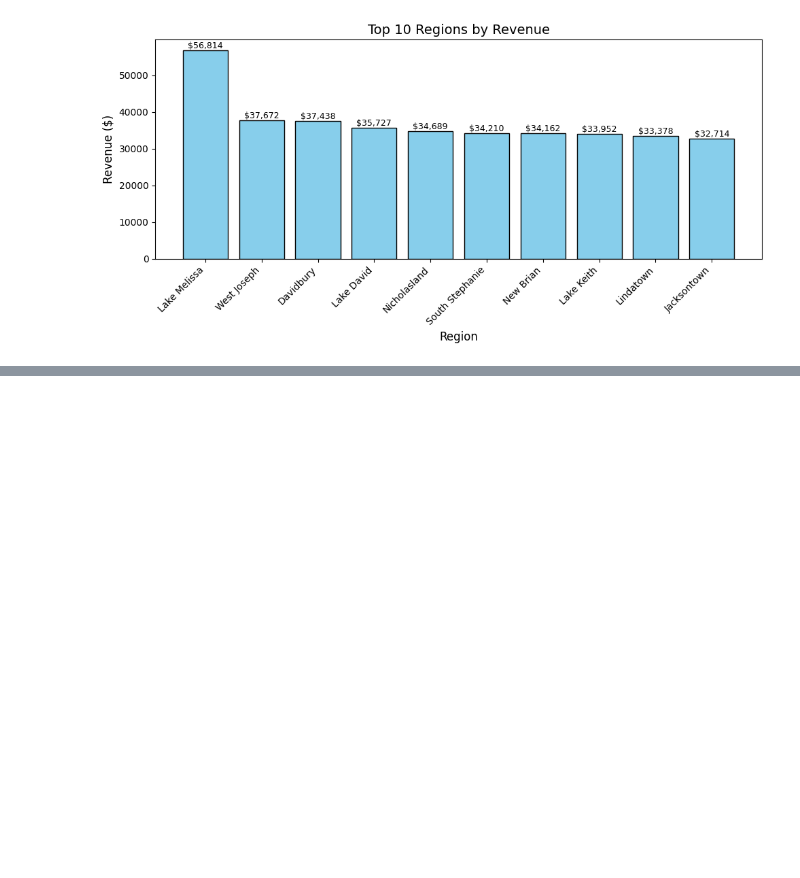
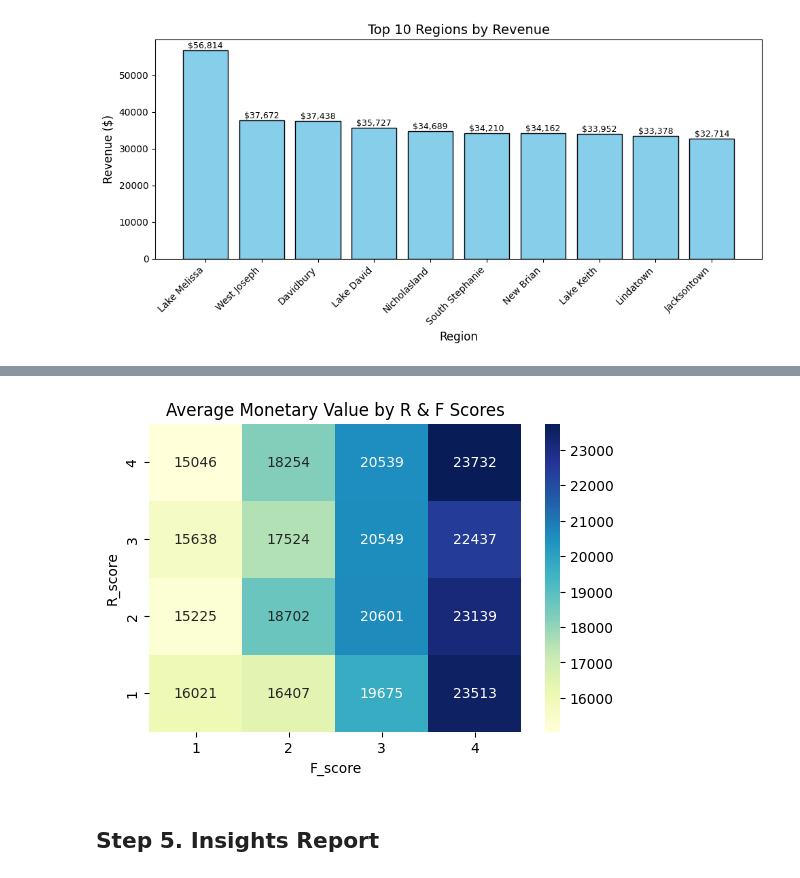
Before and after one commit to Kamal2131/ecomm-dataset, a Jupyter notebook: ecomm.ipynb, the cells around one changed output, grey strips where cells are left out. Drawn from its saved outputs; the diff is of its cells as text; code cells hidden in the pictures; blank space fills up the shorter version.

```diff
--- a/ecomm.ipynb
+++ b/ecomm.ipynb
@@ -374,0 +465,11 @@ plt.show()
+# %%
+# Heatmap of Recency vs Frequency
+rfm_pivot = rfm.pivot_table(index="R_score", columns="F_score", values="Monetary", aggfunc="mean")
+plt.figure(figsize=(6,4))
+sns.heatmap(rfm_pivot, annot=True, fmt=".0f", cmap="YlGnBu")
+plt.title("Average Monetary Value by R & F Scores")
+plt.show()
+# %% [output]
+[figure, added]
+# %% [markdown]
+## Step 5. Insights Report
```
Also changed, not shown: parts of 15 cells of this notebook, 6 other files.
